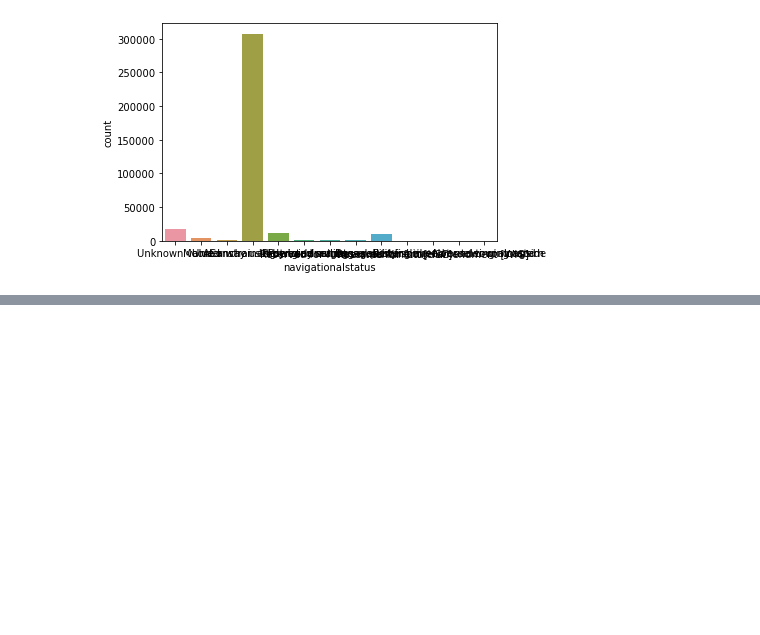
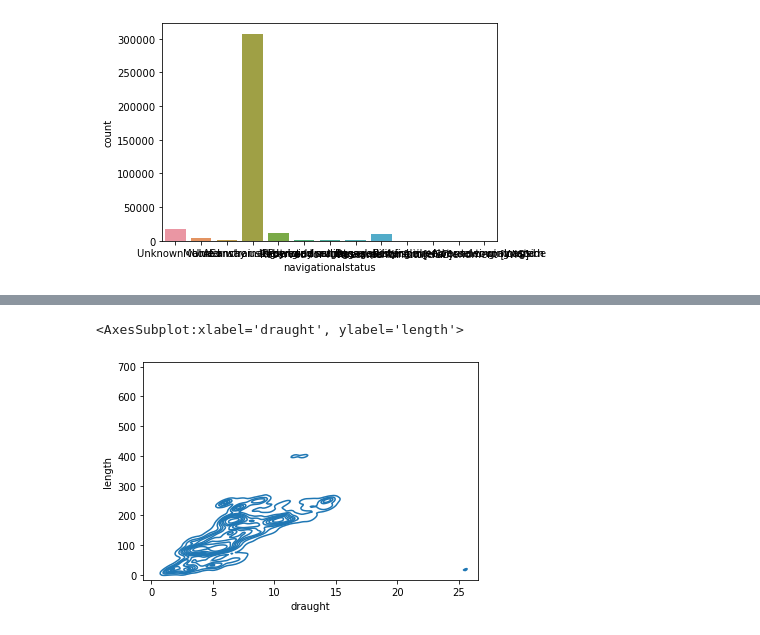
Before and after one commit to JmaldonadoRdV/TFM_ETA_Prediction, a Jupyter notebook: EDA.ipynb, the cells around one changed output, grey strips where cells are left out. Cells and saved outputs as stored; diff of their text form; code cells hidden in the pictures; blank space fills up the shorter version.

```diff
--- a/EDA.ipynb
+++ b/EDA.ipynb
@@ -160,0 +179,5 @@ sns.countplot(x="navigationalstatus", data=data)
+# %%
+sns.kdeplot(data.draught, data.length)
+# %% [output]
+<AxesSubplot:xlabel='draught', ylabel='length'>
+[figure, added]
```
Also changed, not shown: parts of 8 cells of this notebook.
